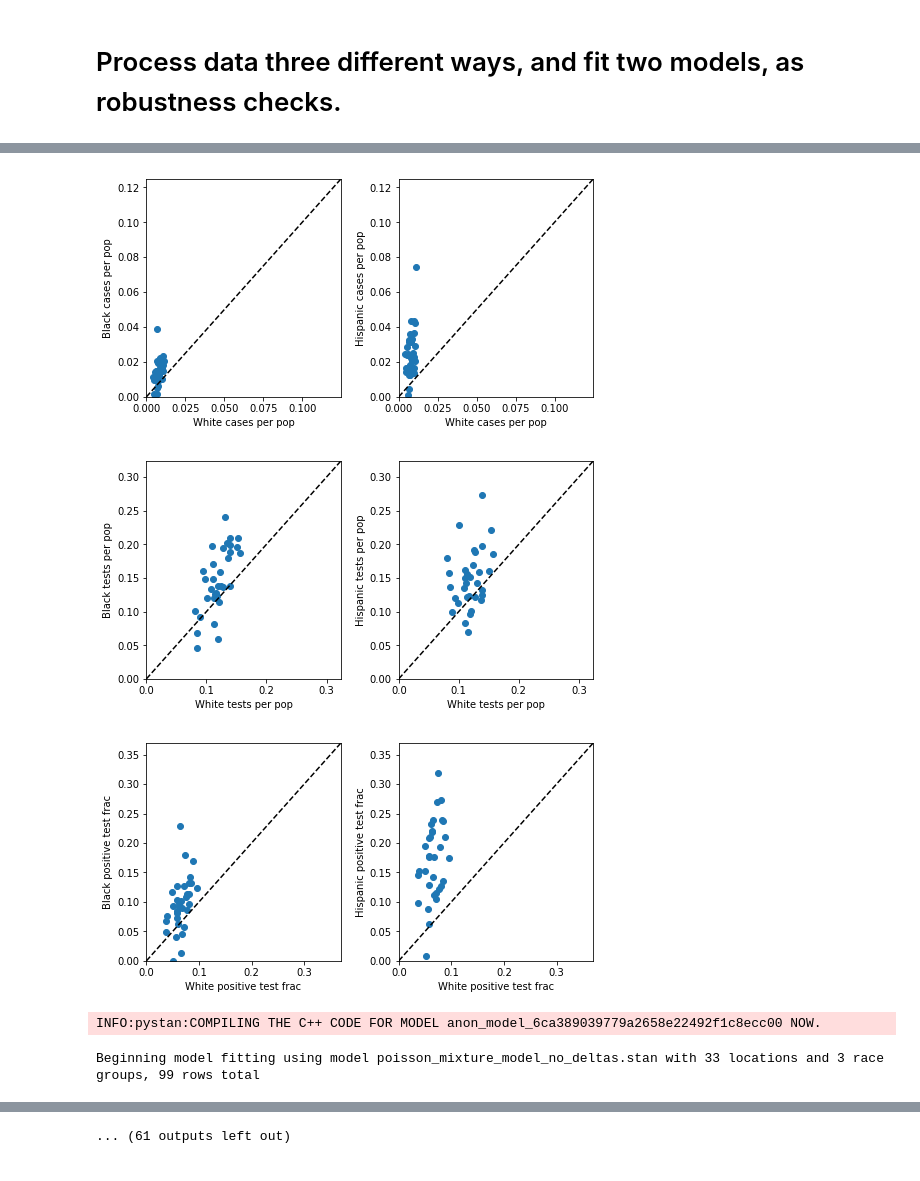
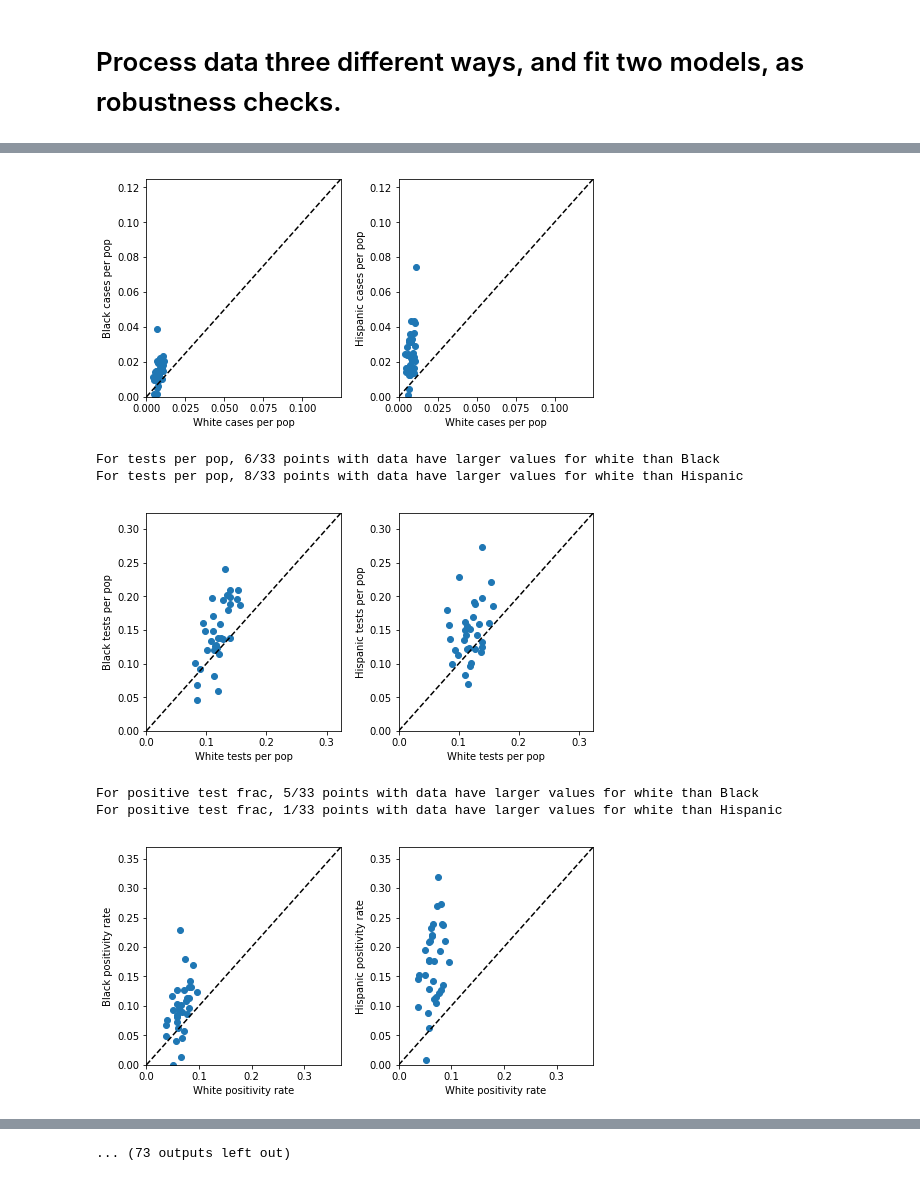
Before and after one commit to epierson9/disease-testing-thresholds, a Jupyter notebook: analysis.ipynb, the cells around one changed output, grey strips where cells are left out. Saved outputs shown, nothing was run; the diff lists cells and outputs as text; code cells hidden in the pictures.

```diff
--- a/analysis.ipynb
+++ b/analysis.ipynb
@@ -120,7 +143,9 @@ for min_race_group_cutoffs in [{'min_race_group_frac':0,
             indiana_d = analysis.load_indiana_data(indiana_data_filename, race_processing_method)
 
             # filter raw data for counties that have significant minority populations, and plot raw data stats.
-            results = analysis.filter_and_annotate_raw_data(indiana_d,**min_race_group_cutoffs)
+            results = analysis.filter_and_annotate_raw_data(indiana_d,
+                                                            save_figures=specification_idx == 0,
+                                                            **min_race_group_cutoffs)
             fit = analysis.fit_model(model_filename, results, use_multinomial_model)
             aggregate_thresholds = analysis.analyze_fitted_model(fit,
                                                                  results,
@@ -153,5 +178,7 @@ Non-Hispanic White  0.759486    0.723440  0.755963
 [figure]
+For tests per pop, 6/33 points with data have larger values for white than Black
+For tests per pop, 8/33 points with data have larger values for white than Hispanic
 [figure]
+For positive test frac, 5/33 points with data have larger values for white than Black
+For positive test frac, 1/33 points with data have larger values for white than Hispanic
-[figure, old version]
+[figure, new version]
-INFO:pystan:COMPILING THE C++ CODE FOR MODEL anon_model_6ca389039779a2658e22492f1c8ecc00 NOW.
-Beginning model fitting using model poisson_mixture_model_no_deltas.stan with 33 locations and 3 race groups, 99 rows total
@@ -181,4 +210,4 @@ convergence, Rhat=1).
-... (61 outputs left out)
+... (73 outputs left out)
 # %%
 all_aggregate_thresholds = pd.DataFrame(all_aggregate_thresholds)
 for k in ['Hispanic/Latino', 'Non-Hispanic Black', 'Non-Hispanic White']:
```
Also changed, not shown: parts of 6 cells of this notebook, 9 other files.
